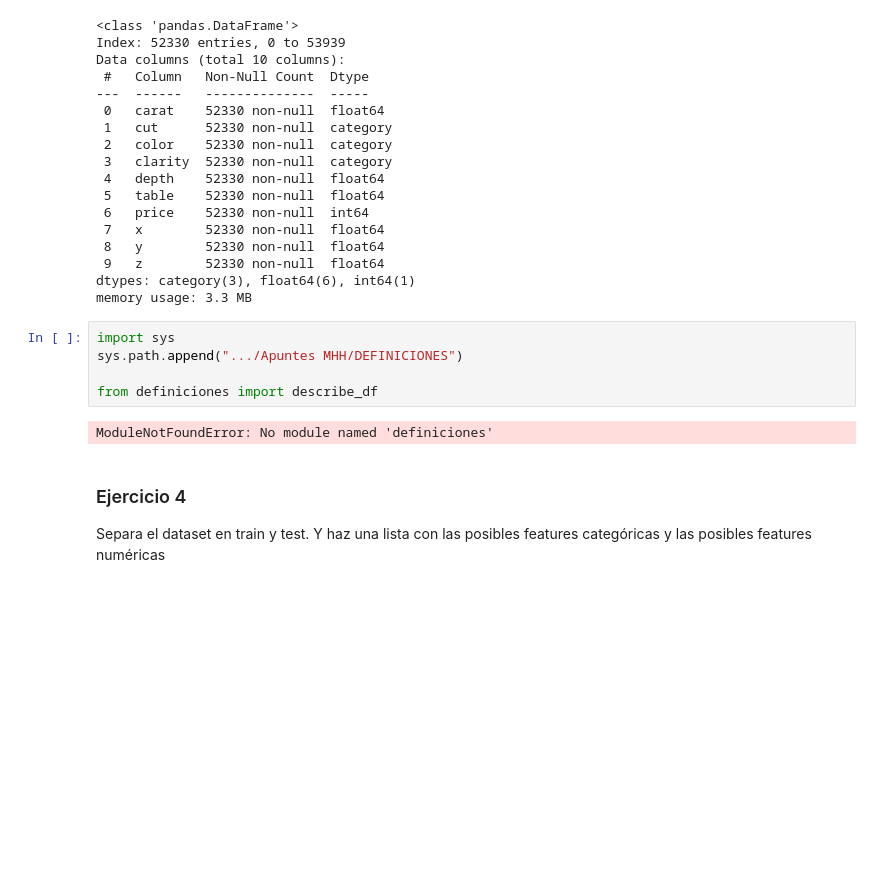
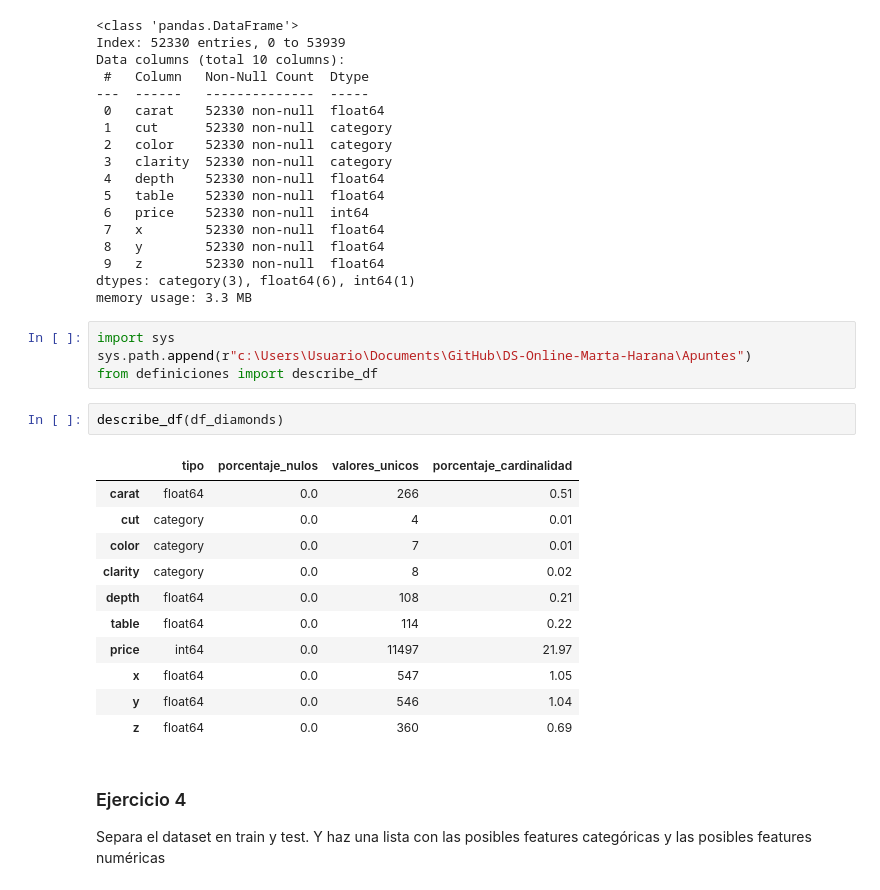
Before and after one commit to MHHsim/DS-Online-Marta-Harana, a Jupyter notebook: 04_Machine_Learning/Sprint_11/Unidad_01_ML_Supervisado_Arboles_de_Decision/02_Ejercicios_Workout/15_Ejercicios_Hiperparametros.ipynb, the cells around one changed output. Drawn from its saved outputs; the diff is of its cells as text; blank space fills up the shorter version.

```diff
--- a/04_Machine_Learning/Sprint_11/Unidad_01_ML_Supervisado_Arboles_de_Decision/02_Ejercicios_Workout/15_Ejercicios_Hiperparametros.ipynb
+++ b/04_Machine_Learning/Sprint_11/Unidad_01_ML_Supervisado_Arboles_de_Decision/02_Ejercicios_Workout/15_Ejercicios_Hiperparametros.ipynb
@@ -145,11 +145,22 @@ dtypes: category(3), float64(6), int64(1)
 memory usage: 3.3 MB
 # %%
 import sys
-sys.path.append(".../Apuntes MHH/DEFINICIONES")
-
+sys.path.append(r"c:\Users\Usuario\Documents\GitHub\DS-Online-Marta-Harana\Apuntes")
 from definiciones import describe_df
-# %% [output]
-ModuleNotFoundError: No module named 'definiciones'
+# %%
+describe_df(df_diamonds)
+# %% [output]
+|  | tipo | porcentaje_nulos | valores_unicos | porcentaje_cardinalidad |
+| carat | float64 | 0.0 | 266 | 0.51 |
+| cut | category | 0.0 | 4 | 0.01 |
+| color | category | 0.0 | 7 | 0.01 |
+| clarity | category | 0.0 | 8 | 0.02 |
+| depth | float64 | 0.0 | 108 | 0.21 |
+| table | float64 | 0.0 | 114 | 0.22 |
+| price | int64 | 0.0 | 11497 | 21.97 |
+| x | float64 | 0.0 | 547 | 1.05 |
+| y | float64 | 0.0 | 546 | 1.04 |
+| z | float64 | 0.0 | 360 | 0.69 |
 # %% [markdown]
 ### Ejercicio 4
 
```
Also changed, not shown: parts of 23 cells of this notebook, 4 other files.
